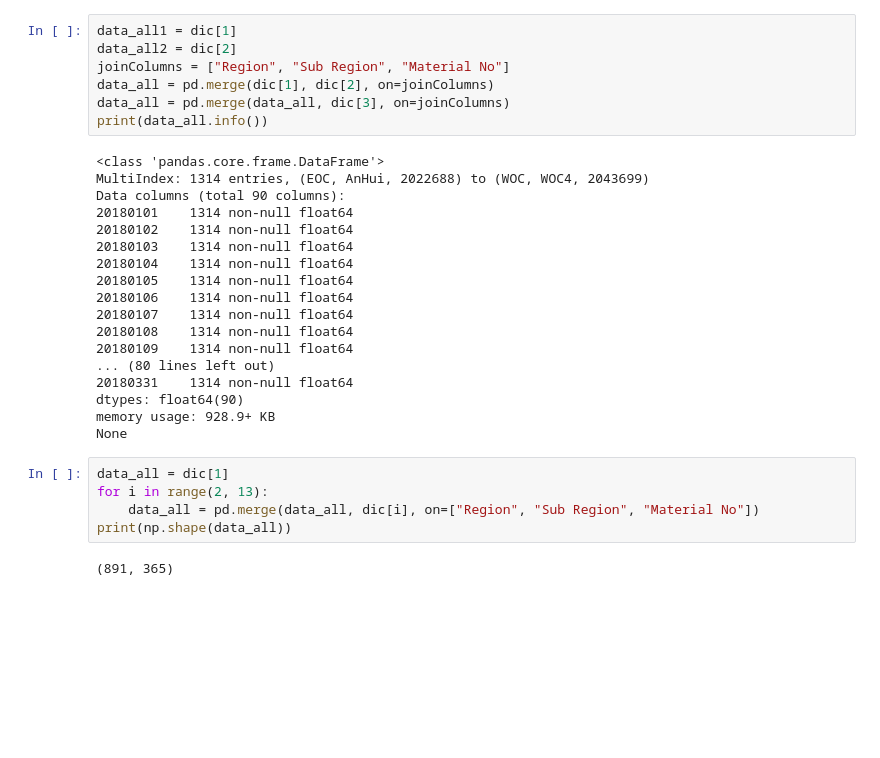
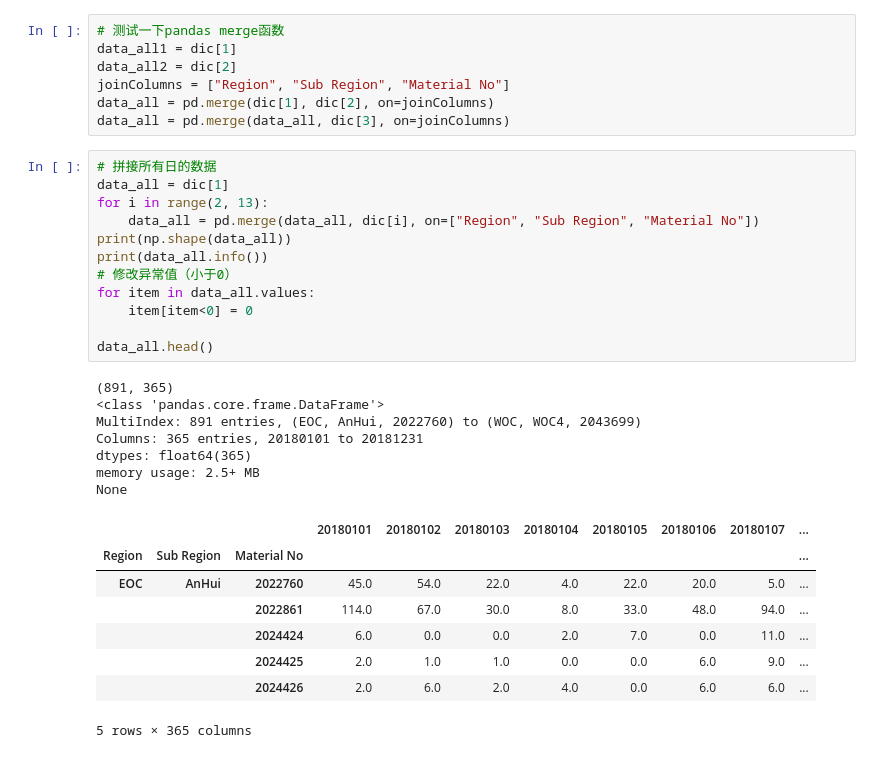
Before and after one commit to xiashiwendao/SalesAnalysis, a Jupyter notebook: DailyDataStatistic.ipynb, the cells around one changed output. Cells and saved outputs as stored; diff of their text form; blank space fills up the shorter version.

```diff
--- a/DailyDataStatistic.ipynb
+++ b/DailyDataStatistic.ipynb
@@ -41,35 +39,38 @@ complete month:  10 group size:  (1992, 31)
 complete month:  11 group size:  (2009, 30)
 complete month:  12 group size:  (2003, 31)
 # %%
+# 测试一下pandas merge函数
 data_all1 = dic[1]
 data_all2 = dic[2]
 joinColumns = ["Region", "Sub Region", "Material No"]
 data_all = pd.merge(dic[1], dic[2], on=joinColumns)
 data_all = pd.merge(data_all, dic[3], on=joinColumns)
-print(data_all.info())
-# %% [output]
-<class 'pandas.core.frame.DataFrame'>
-MultiIndex: 1314 entries, (EOC, AnHui, 2022688) to (WOC, WOC4, 2043699)
-Data columns (total 90 columns):
-20180101    1314 non-null float64
-20180102    1314 non-null float64
-20180103    1314 non-null float64
-20180104    1314 non-null float64
-20180105    1314 non-null float64
-20180106    1314 non-null float64
-20180107    1314 non-null float64
-20180108    1314 non-null float64
-20180109    1314 non-null float64
-... (80 lines left out)
-20180331    1314 non-null float64
-dtypes: float64(90)
-memory usage: 928.9+ KB
-None
 # %%
+# 拼接所有日的数据
 data_all = dic[1]
 for i in range(2, 13):
     data_all = pd.merge(data_all, dic[i], on=["Region", "Sub Region", "Material No"])
 print(np.shape(data_all))
+print(data_all.info())
+# 修改异常值（小于0）
+for item in data_all.values:
+    item[item<0] = 0
+
+data_all.head()
 # %% [output]
 (891, 365)
+<class 'pandas.core.frame.DataFrame'>
+MultiIndex: 891 entries, (EOC, AnHui, 2022760) to (WOC, WOC4, 2043699)
+Columns: 365 entries, 20180101 to 20181231
+dtypes: float64(365)
+memory usage: 2.5+ MB
+None
+|  |  |  | 20180101 | 20180102 | 20180103 | 20180104 | 20180105 | 20180106 | 20180107 | ... |
+| Region | Sub Region | Material No |  |  |  |  |  |  |  | ... |
+| EOC | AnHui | 2022760 | 45.0 | 54.0 | 22.0 | 4.0 | 22.0 | 20.0 | 5.0 | ... |
+|  |  | 2022861 | 114.0 | 67.0 | 30.0 | 8.0 | 33.0 | 48.0 | 94.0 | ... |
+|  |  | 2024424 | 6.0 | 0.0 | 0.0 | 2.0 | 7.0 | 0.0 | 11.0 | ... |
+|  |  | 2024425 | 2.0 | 1.0 | 1.0 | 0.0 | 0.0 | 6.0 | 9.0 | ... |
+|  |  | 2024426 | 2.0 | 6.0 | 2.0 | 4.0 | 0.0 | 6.0 | 6.0 | ... |
+5 rows × 365 columns
 # %%
```
Also changed, not shown: parts of 5 cells of this notebook, 1 other file.
